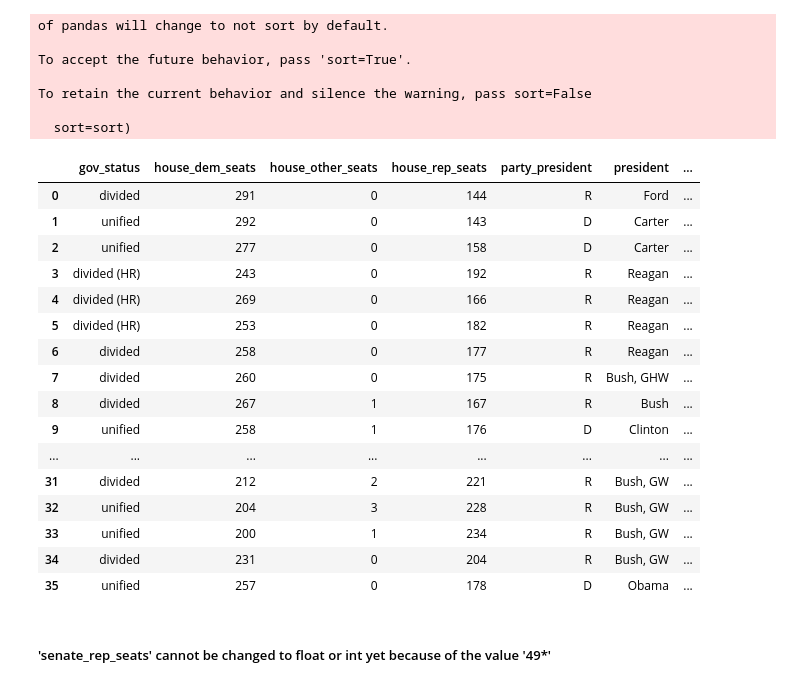
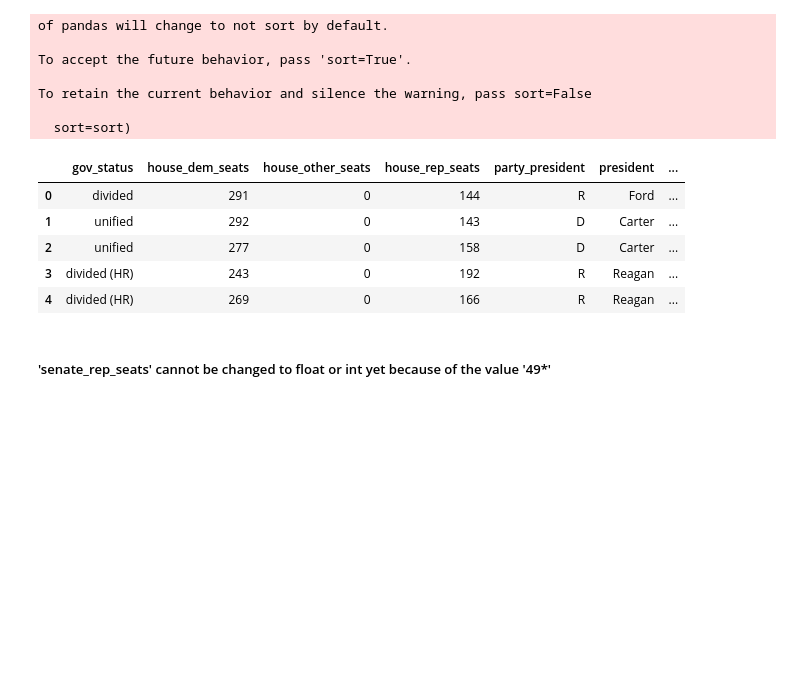
Before and after one commit to amritperera/Data-Bootcamp-Project-1, a Jupyter notebook: Code/Ahmeda_presi_congress_data.ipynb, the cells around one changed output. Drawn from its saved outputs; the diff is of its cells as text; code cells hidden in the pictures; blank space fills up the shorter version.

```diff
--- a/Code/Ahmeda_presi_congress_data.ipynb
+++ b/Code/Ahmeda_presi_congress_data.ipynb
@@ -117,25 +117,14 @@ To retain the current behavior and silence the warning, pass sort=False
 
   sort=sort)
 # %%
-party_complete.reset_index(drop=True)
+party_complete.reset_index(drop=True).head()
 # %% [output]
 |  | gov_status | house_dem_seats | house_other_seats | house_rep_seats | party_president | president | ... |
 | 0 | divided | 291 | 0 | 144 | R | Ford | ... |
 | 1 | unified | 292 | 0 | 143 | D | Carter | ... |
 | 2 | unified | 277 | 0 | 158 | D | Carter | ... |
 | 3 | divided (HR) | 243 | 0 | 192 | R | Reagan | ... |
 | 4 | divided (HR) | 269 | 0 | 166 | R | Reagan | ... |
-| 5 | divided (HR) | 253 | 0 | 182 | R | Reagan | ... |
-| 6 | divided | 258 | 0 | 177 | R | Reagan | ... |
-| 7 | divided | 260 | 0 | 175 | R | Bush, GHW | ... |
-| 8 | divided | 267 | 1 | 167 | R | Bush | ... |
-| 9 | unified | 258 | 1 | 176 | D | Clinton | ... |
-| ... | ... | ... | ... | ... | ... | ... | ... |
-| 31 | divided | 212 | 2 | 221 | R | Bush, GW | ... |
-| 32 | unified | 204 | 3 | 228 | R | Bush, GW | ... |
-| 33 | unified | 200 | 1 | 234 | R | Bush, GW | ... |
-| 34 | divided | 231 | 0 | 204 | R | Bush, GW | ... |
-| 35 | unified | 257 | 0 | 178 | D | Obama | ... |
 # %% [markdown]
 ##### 'senate_rep_seats' cannot be changed to float or int yet because of the value '49*'
 # %%
```
